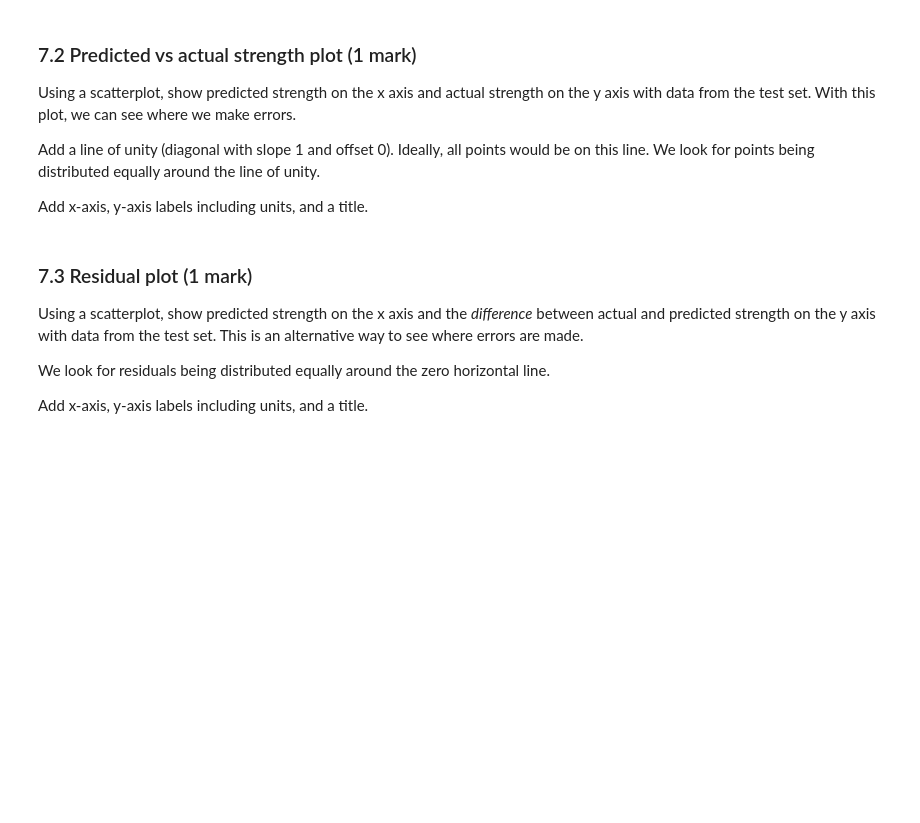
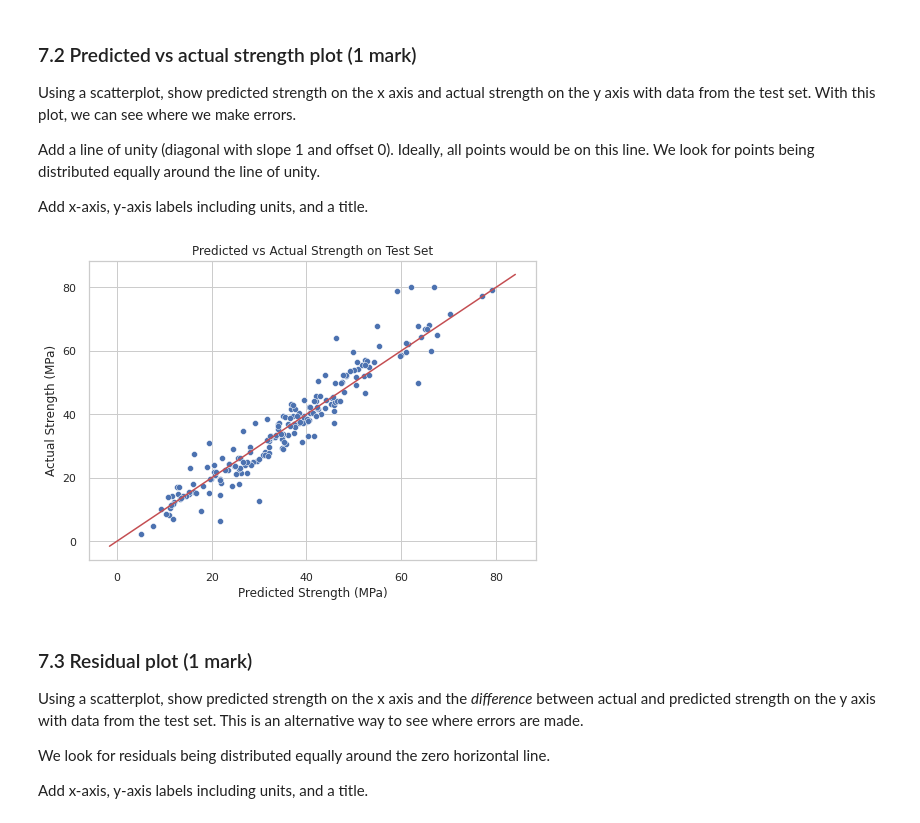
Before and after one commit to StevenD24/ENSF-611-Lab-2, a Jupyter notebook: lab2.ipynb, the cells around one changed output. Cells and saved outputs as stored; diff of their text form; code cells hidden in the pictures; blank space fills up the shorter version.

Commit message:
Evaluated RMSE & R2, plotted predicted vs. actual strength, plotted residuals

```diff
--- a/lab2.ipynb
+++ b/lab2.ipynb
@@ -310,0 +309,24 @@ from sklearn.metrics import mean_squared_error, r2_score
+# %%
+import numpy as np
+
+# Predicting the data on the training set
+y_train_pred = model.predict(X_train)
+
+# Obtain training rms
+rms_train = np.sqrt(mean_squared_error(y_train, y_train_pred))
+
+# Obtain training r2
+r2_train = r2_score(y_train, y_train_pred)
+
+# Predicting the data on the validation set
+y_test_pred = model.predict(X_test)
+
+# Obtain testing rms
+rms_test = np.sqrt(mean_squared_error(y_test, y_test_pred))
+
+# Obtain testing r2
+r2_test = r2_score(y_test, y_test_pred)
+
+# Printing the rms and r-squared values
+print("Training Set:\nRoot mean-squared error = {0:.2f} MPa\nR-squared = {1:.3f}".format(rms_train, r2_train))
+print("\nTest Set:\nRoot mean-squared error = {0:.2f} MPa\nR-squared = {1:.3f}".format(rms_test, r2_test))
@@ -324,3 +354,23 @@ Add x-axis, y-axis labels including units, and a title.
+# %%
+# Create scatter plot of predicted strength versus actual strength
+sns.scatterplot(x=y_test_pred, y=y_test)
+
+# Add line of unity
+xmin, xmax = plt.xlim()
+ymin, ymax = plt.ylim()
+minval = min(xmin, ymin)
+maxval = max(xmax, ymax)
+plt.plot([minval, maxval], [minval, maxval], 'r')
+
+# Add axis labels and title
+plt.xlabel("Predicted Strength (MPa)")
+plt.ylabel("Actual Strength (MPa)")
+plt.title("Predicted vs Actual Strength on Test Set")
+
+# Show the plot
+plt.show()
+# %% [output]
+[figure, added]
 # %% [markdown]
 ### 7.3 Residual plot (1 mark)
 Using a scatterplot, show predicted strength on the x axis and the *difference* between actual and predicted strength on the y axis with data from the test set. This is an alternative way to see where errors are made.
```
Also changed, not shown: parts of 7 cells of this notebook.
